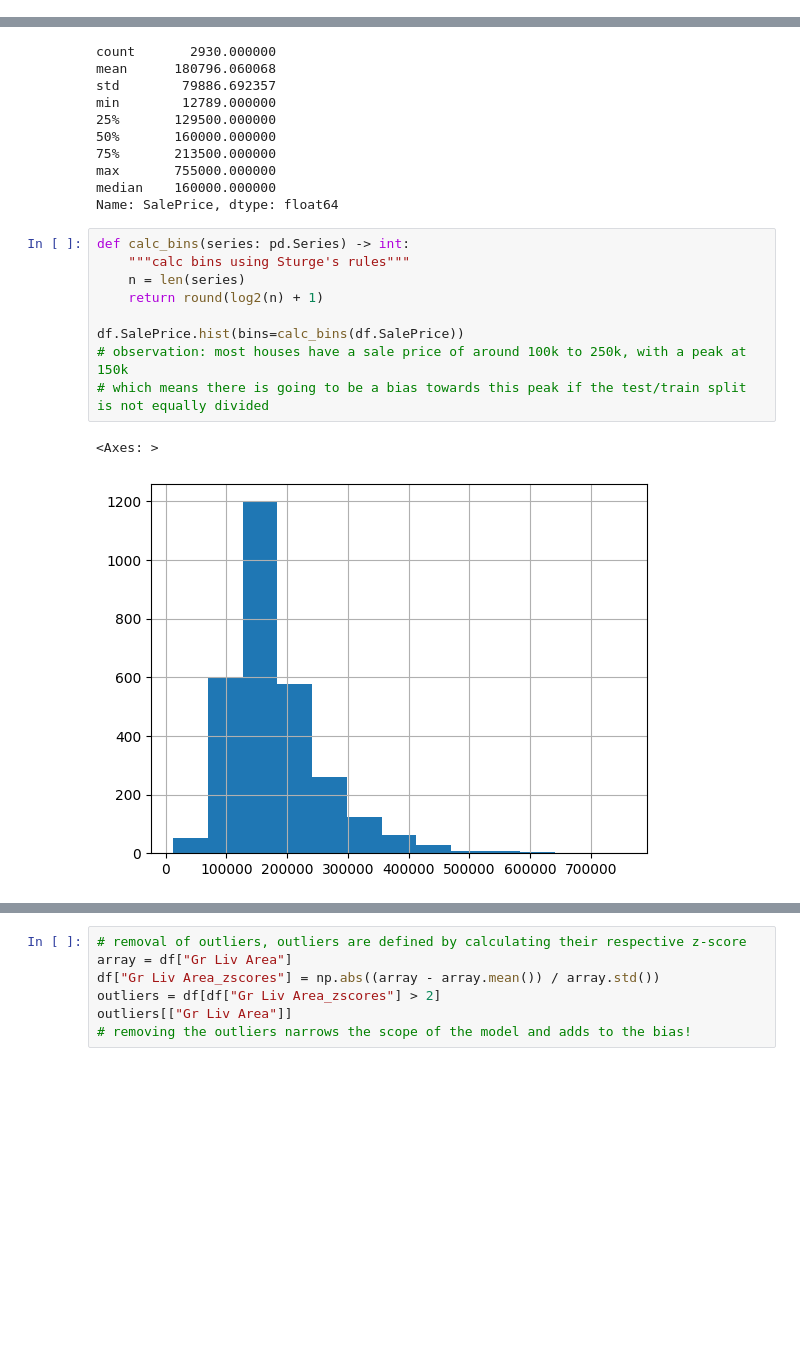
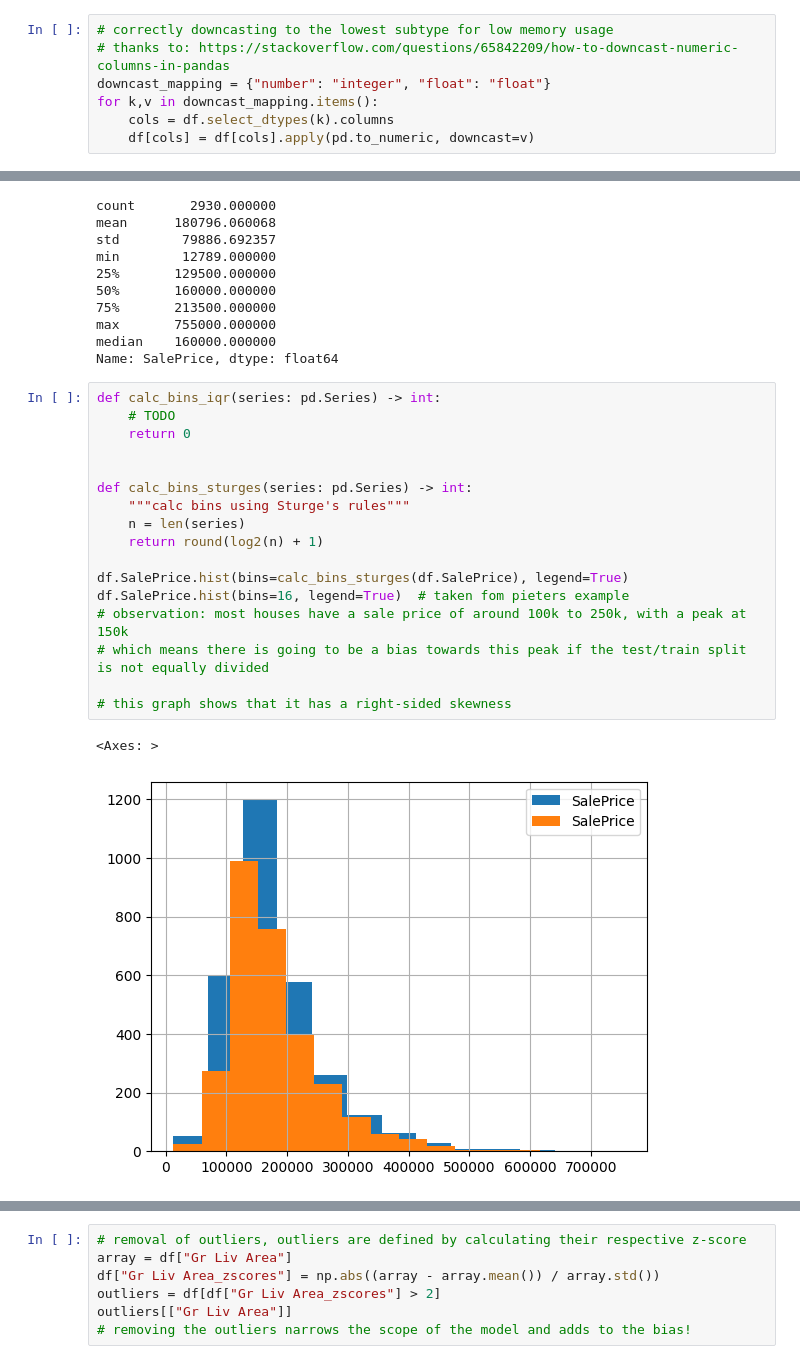
Before and after one commit to mmhverheijden/jads-discover-projects, a Jupyter notebook: ames-housing/exploratory_analysis.ipynb, the cells around one changed output, grey strips where cells are left out. Saved outputs shown, nothing was run; the diff lists cells and outputs as text; blank space fills up the shorter version.

```diff
--- a/ames-housing/exploratory_analysis.ipynb
+++ b/ames-housing/exploratory_analysis.ipynb
@@ -111,6 +113,13 @@ df[cat_df.columns] = df[cat_df.columns].astype("category")
 df.isnull().values.any()
 # %% [output]
 False
+# %%
+# correctly downcasting to the lowest subtype for low memory usage
+# thanks to: https://stackoverflow.com/questions/65842209/how-to-downcast-numeric-columns-in-pandas
+downcast_mapping = {"number": "integer", "float": "float"}
+for k,v in downcast_mapping.items():
+    cols = df.select_dtypes(k).columns
+    df[cols] = df[cols].apply(pd.to_numeric, downcast=v)
 # %%
 df.info()
 # %% [output]
@@ -149,15 +161,23 @@ max       755000.000000
 median    160000.000000
 Name: SalePrice, dtype: float64
 # %%
-def calc_bins(series: pd.Series) -> int:
+def calc_bins_iqr(series: pd.Series) -> int:
+    # TODO
+    return 0
+
+
+def calc_bins_sturges(series: pd.Series) -> int:
     """calc bins using Sturge's rules"""
     n = len(series)
     return round(log2(n) + 1)
 
-df.SalePrice.hist(bins=calc_bins(df.SalePrice))
+df.SalePrice.hist(bins=calc_bins_sturges(df.SalePrice), legend=True)
+df.SalePrice.hist(bins=16, legend=True)  # taken fom pieters example
 # observation: most houses have a sale price of around 100k to 250k, with a peak at 150k
 # which means there is going to be a bias towards this peak if the test/train split is not equally divided
+
+# this graph shows that it has a right-sided skewness
 # %% [output]
 <Axes: >
-[figure, old version]
+[figure, new version]
 # %%
```
Also changed, not shown: parts of 12 cells of this notebook, 1 other file.
